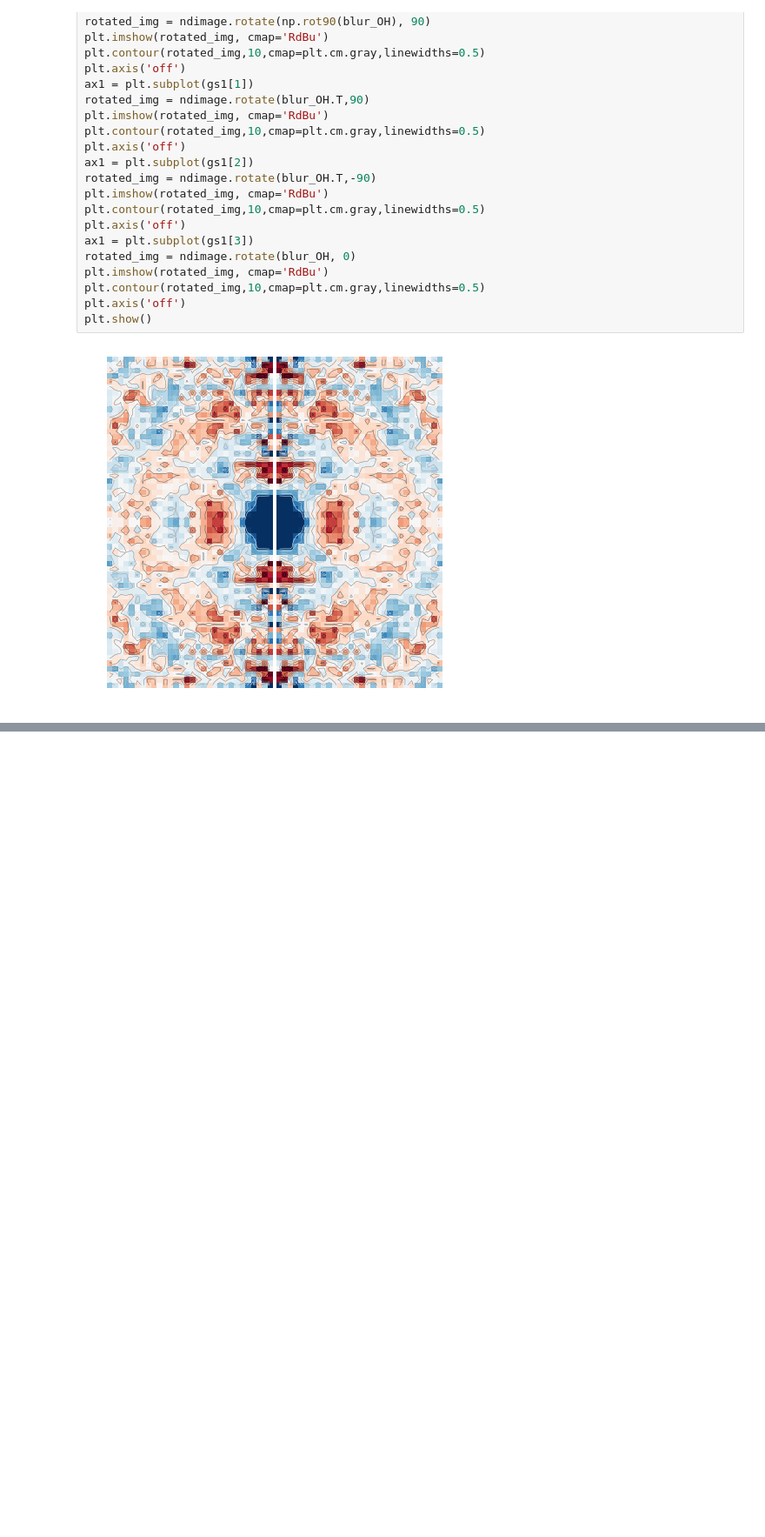
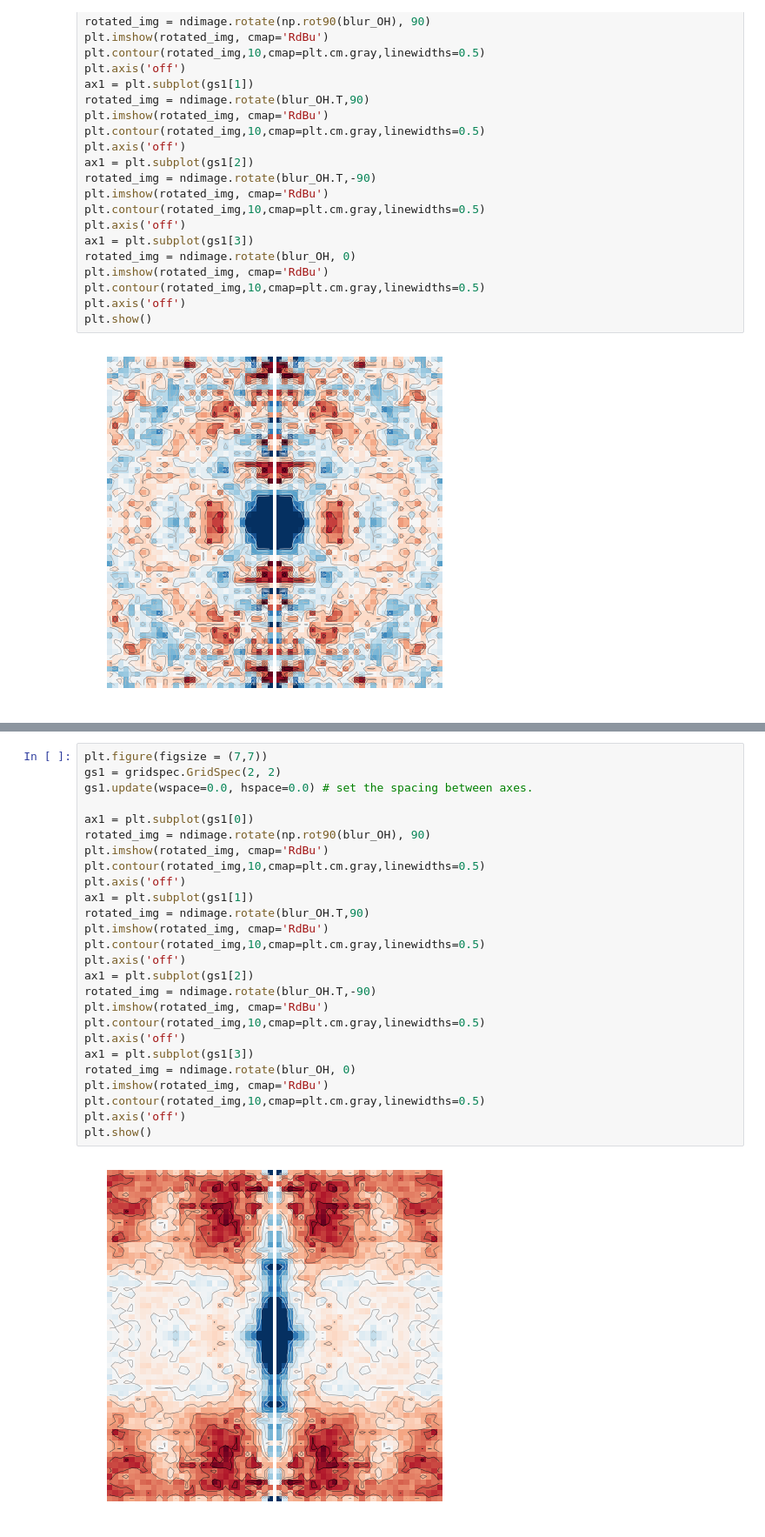
Before and after one commit to Oscar2401/funcion_correlacion, a Jupyter notebook: Fuerza_bruta.ipynb, the cells around one changed output, grey strips where cells are left out. Shown at 87% size. Drawn from its saved outputs; the diff is of its cells as text; blank space fills up the shorter version.

```diff
--- a/Fuerza_bruta.ipynb
+++ b/Fuerza_bruta.ipynb
@@ -312,0 +404,28 @@ plt.show()
+# %%
+plt.figure(figsize = (7,7))
+gs1 = gridspec.GridSpec(2, 2)
+gs1.update(wspace=0.0, hspace=0.0) # set the spacing between axes.
+
+ax1 = plt.subplot(gs1[0])
+rotated_img = ndimage.rotate(np.rot90(blur_OH), 90)
+plt.imshow(rotated_img, cmap='RdBu')
+plt.contour(rotated_img,10,cmap=plt.cm.gray,linewidths=0.5)
+plt.axis('off')
+ax1 = plt.subplot(gs1[1])
+rotated_img = ndimage.rotate(blur_OH.T,90)
+plt.imshow(rotated_img, cmap='RdBu')
+plt.contour(rotated_img,10,cmap=plt.cm.gray,linewidths=0.5)
+plt.axis('off')
+ax1 = plt.subplot(gs1[2])
+rotated_img = ndimage.rotate(blur_OH.T,-90)
+plt.imshow(rotated_img, cmap='RdBu')
+plt.contour(rotated_img,10,cmap=plt.cm.gray,linewidths=0.5)
+plt.axis('off')
+ax1 = plt.subplot(gs1[3])
+rotated_img = ndimage.rotate(blur_OH, 0)
+plt.imshow(rotated_img, cmap='RdBu')
+plt.contour(rotated_img,10,cmap=plt.cm.gray,linewidths=0.5)
+plt.axis('off')
+plt.show()
+# %% [output]
+[figure, added]
```
Also changed, not shown: parts of 9 cells of this notebook.
